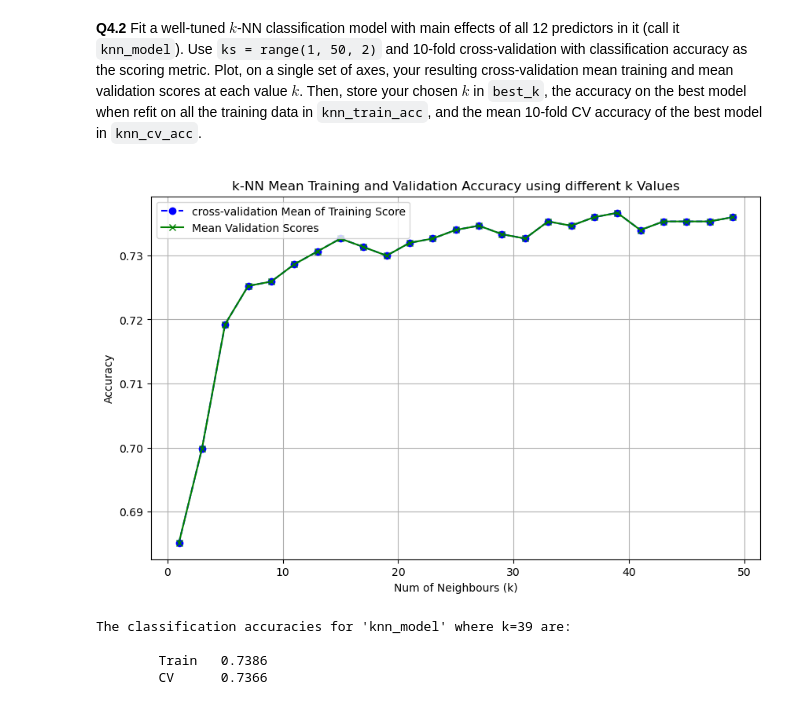
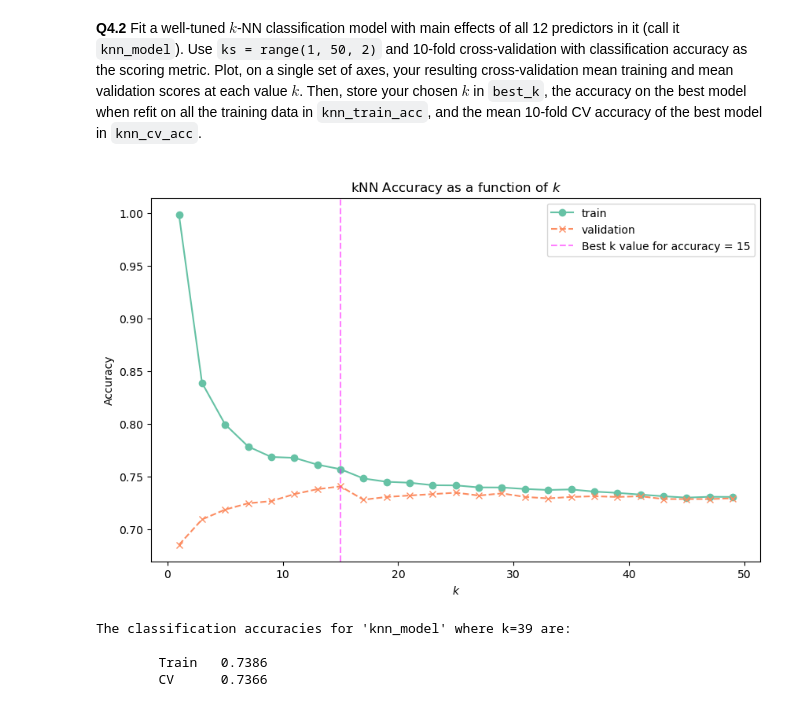
Before and after one commit to WayneKaiYeh/CSCI-E-109A-Intro-of-DS-HW, a Jupyter notebook: cs1090a_hw4 _final.ipynb, the cells around one changed output. Cells and saved outputs as stored; diff of their text form; code cells hidden in the pictures.

```diff
--- a/cs1090a_hw4 _final.ipynb
+++ b/cs1090a_hw4 _final.ipynb
@@ -1356,18 +1302,41 @@ knn_cv_acc = cross_val_score(knn_model, X_train, y_train, cv = 10, scoring='accu
+# %%
+ks = range(1, 50, 2)
+train_score = []
+val_score = []
+kfold=10
+x_predictors = ["test_score", "ap", "avg_ap", "sat_subjects", "gpa", "female",
+              "minority", "international", "sports", "early_app", "alumni", "harvard"]
+
+#using x_predictors from the beginning to get 12 predictors
+
+for k in ks:
+    knn_model = KNeighborsClassifier(n_neighbors=k)
+    cv_score = cross_validate(knn_model, X_train[x_predictors], y_train, cv=kfold, scoring='accuracy', return_train_score=True)
+    train_score.append(np.mean(cv_score['train_score']))
+    val_score.append(np.mean(cv_score['test_score']))
+
+#Get the best k with highest val score and fit KNN using best_k
+best_k = ks[np.argmax(val_score)]
+
+best_knn = KNeighborsClassifier(n_neighbors=best_k)
+best_knn.fit(X_train[x_predictors], y_train)
+
+knn_train_acc = best_knn.score(X_train[x_predictors], y_train)
+knn_cv_acc =  np.mean(cross_validate(best_knn, X_train[x_predictors], y_train, cv=kfold, scoring='accuracy')['test_score'])
 # %%
-# Plot, on a single set of axes, your resulting cross-validation mean training and mean validation scores at each value of k
 # Plot cross-validation results
+
 plt.figure(figsize=(10, 6))
+plt.plot(ks, train_score, label='train',linestyle='-', marker='o')
+plt.plot(ks, val_score, label='validation' ,linestyle='--', marker='x')
+plt.axvline(best_k, color='magenta', alpha=0.5, linestyle='--', label= 'Best k value for accuracy = {}'.format(best_k))
 
-plt.plot(ks, train_scores, label="cross-validation Mean of Training Score", color="blue", linestyle="--", marker='o')
-plt.plot(ks, v_scores, label="Mean Validation Scores",color="green", linestyle="-", marker='x')
-plt.xlabel("Num of Neighbours (k)")
-plt.ylabel("Accuracy")
-plt.title("k-NN Mean Training and Validation Accuracy using different k Values")
-plt.legend()
-plt.grid(True)
-plt.show()
+plt.xlabel(r'$k$')
+plt.ylabel('Accuracy')
+plt.title('kNN Accuracy as a function of $k$')
+plt.legend();
 # %% [output]
-[figure, old version]
+[figure, new version]
 # %%
 print(
     "The classification accuracies for 'knn_model' where k={} "
```
Also changed, not shown: parts of 32 cells of this notebook.
